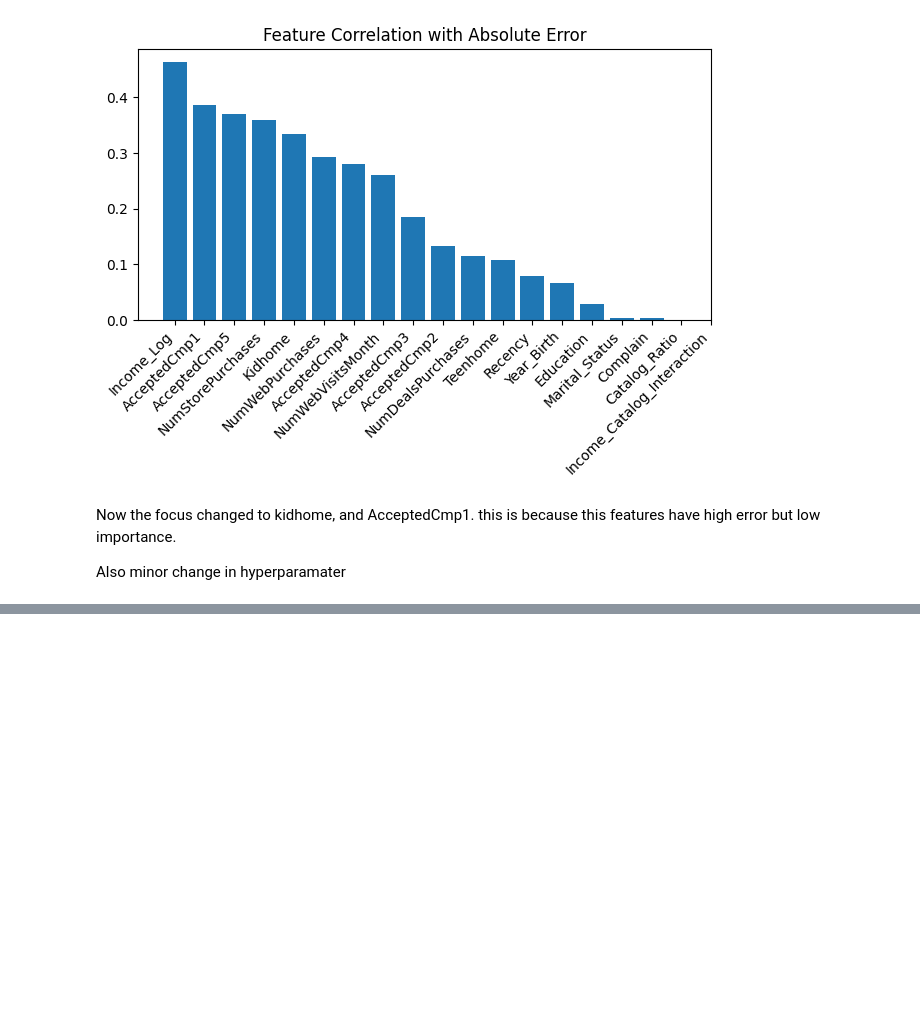
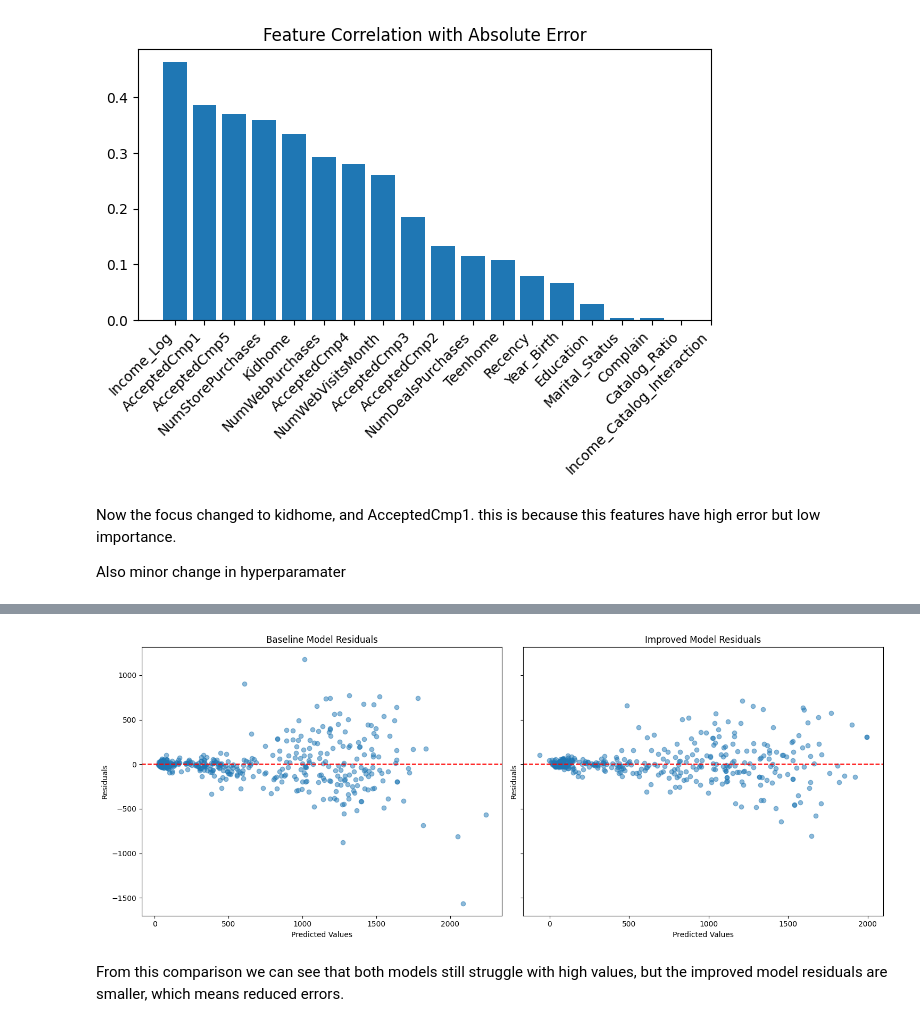
Before and after one commit to GodErlich/TDS-project, a Jupyter notebook: analysis_part2.ipynb, the cells around one changed output, grey strips where cells are left out. Cells and saved outputs as stored; diff of their text form; code cells hidden in the pictures; blank space fills up the shorter version.

```diff
--- a/analysis_part2.ipynb
+++ b/analysis_part2.ipynb
@@ -79,29 +79,29 @@ numeric_cols = X.select_dtypes(include=['int64', 'float64']).columns
 X = X[numeric_cols]
 
 
-X_train, X_test, y_train, y_test = train_test_split(X, y, test_size=0.2, random_state=42)
+X_train_first, X_test_first, y_train_first, y_test_first = train_test_split(X, y, test_size=0.2, random_state=42)
 
-model = XGBRegressor(
+model_first = XGBRegressor(
     n_estimators=100,
     learning_rate=0.1,
     max_depth=3,
     random_state=42
 )
 
-model.fit(X_train, y_train)
+model_first.fit(X_train_first, y_train_first)
 
-y_pred_train = model.predict(X_train)
-y_pred_test = model.predict(X_test)
+y_pred_train_first = model_first.predict(X_train_first)
+y_pred_test_first = model_first.predict(X_test_first)
 
 # Evaluations of model
-print("R2 Score:", "{:,.3f}".format(r2_score(y_test, y_pred_test)))
-print("Mean Absolute Perc Error (Σ(|y - pred|/y)/n):","{:,.3f}".format(mean_absolute_percentage_error(y_test,y_pred_test)))
-print("Mean Absolute Error (Σ|y - pred|/n):", "{:,.0f}".format(mean_absolute_error(y_test, y_pred_test)))
-print("Root Mean Squared Error (sqrt(Σ(y - pred)^2/n)):", "{:,.0f}".format(np.sqrt(mean_squared_error(y_test, y_pred_test))))
+print("R2 Score:", "{:,.3f}".format(r2_score(y_test_first, y_pred_test_first)))
+print("Pearson Correlation:","{:,.3f}".format(np.corrcoef(y_test_first , y_pred_test_first)[0,1]))
+print("Mean Absolute Error (Σ|y - pred|/n):", "{:,.0f}".format(mean_absolute_error(y_test_first, y_pred_test_first)))
+print("Root Mean Squared Error (sqrt(Σ(y - pred)^2/n)):", "{:,.0f}".format(np.sqrt(mean_squared_error(y_test_first, y_pred_test_first))))
 
 fig, ax = plt.subplots(figsize=(4,3))
-sns.scatterplot(x=y_pred_test ,y=y_test,ax=ax)
-sns.lineplot(x=y_pred_test, y=y_pred_test,ax=ax,color='black')
+sns.scatterplot(x=y_pred_test_first ,y=y_test_first,ax=ax)
+sns.lineplot(x=y_pred_test_first, y=y_pred_test_first,ax=ax,color='black')
 plt.show()
 # %% [output]
 R2 Score: 0.852
@@ -368,0 +405,24 @@ In total we improved the R2 score from 0.852 to 0.912.
+# %%
+fig, (ax1, ax2) = plt.subplots(1, 2, sharey=True,figsize=(15, 6))
+
+# Baseline residuals
+residuals_baseline = y_test_first - y_pred_test_first
+ax1.scatter(y_pred_test_first, residuals_baseline, alpha=0.5)
+ax1.axhline(y=0, color='r', linestyle='--')
+ax1.set_xlabel('Predicted Values')
+ax1.set_ylabel('Residuals')
+ax1.set_title('Baseline Model Residuals')
+
+# Improved residuals
+residuals_improved = y_test - y_pred_test
+ax2.scatter(y_pred_test, residuals_improved, alpha=0.5)
+ax2.axhline(y=0, color='r', linestyle='--')
+ax2.set_xlabel('Predicted Values')
+ax2.set_ylabel('Residuals')
+ax2.set_title('Improved Model Residuals')
+
+plt.tight_layout()
+# %% [output]
+[figure, added]
+# %% [markdown]
+From this comparison we can see that both models still struggle with high values, but the improved model residuals are smaller, which means reduced errors.
```
Also changed, not shown: parts of 10 cells of this notebook.
